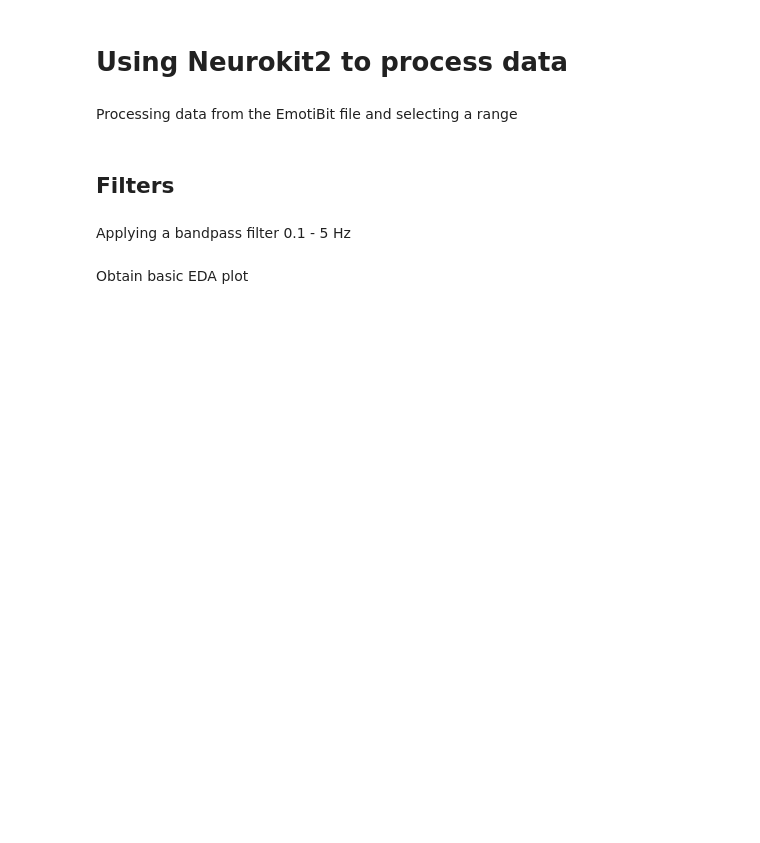
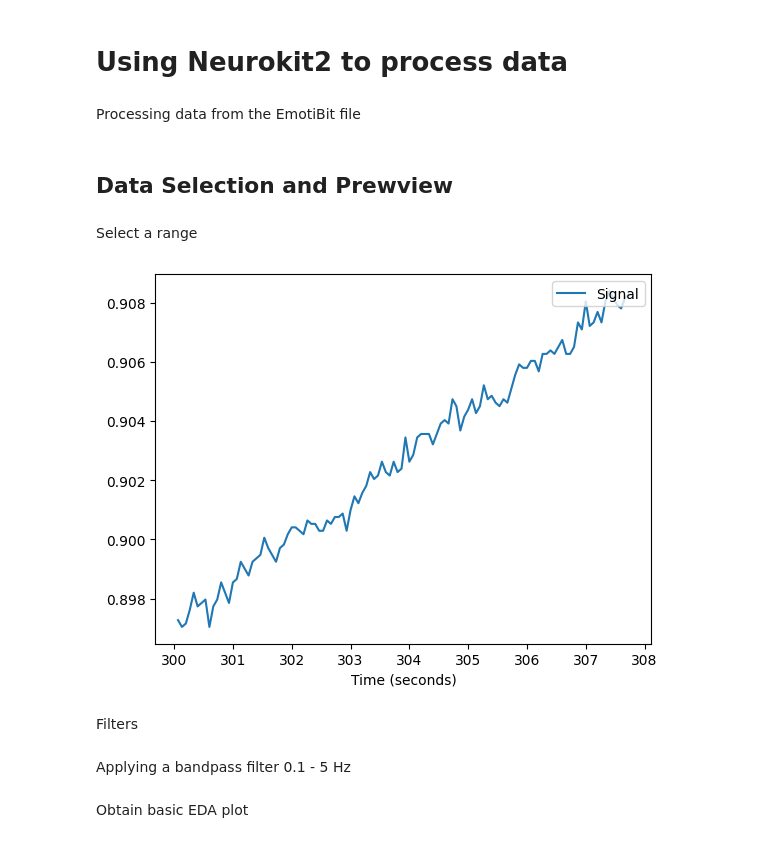
Before and after one commit to omshreya-s/URV, a Jupyter notebook: nk_processing.ipynb, the cells around one changed output. Cells and saved outputs as stored; diff of their text form; code cells hidden in the pictures; blank space fills up the shorter version.

```diff
--- a/nk_processing.ipynb
+++ b/nk_processing.ipynb
@@ -5,5 +5,5 @@
 import neurokit2 as nk
 import pandas as pd
 # %% [markdown]
-Processing data from the EmotiBit file and selecting a range
+Processing data from the EmotiBit file
 # %%
@@ -17,5 +12,18 @@ df_ea = df["EA"]
+# %% [markdown]
+## Data Selection and Prewview
+# %% [markdown]
+Select a range
+# %%
+df_min = raw_data["LocalTimestamp"].min() + 300
+df_max = raw_data["LocalTimestamp"].max() - 440
+df = raw_data[(raw_data["LocalTimestamp"]>df_min) & (raw_data["LocalTimestamp"]<df_max)]
+df_ea = df["EA"]
+
+nk.signal_plot(df_ea, sampling_rate=15) # Check basic graph
+# %% [output]
+[figure, added]
 # %% [markdown]
-## Filters
+Filters
 # %%
 from scipy.signal import butter, filtfilt
 
```
Also changed, not shown: parts of 7 cells of this notebook.
